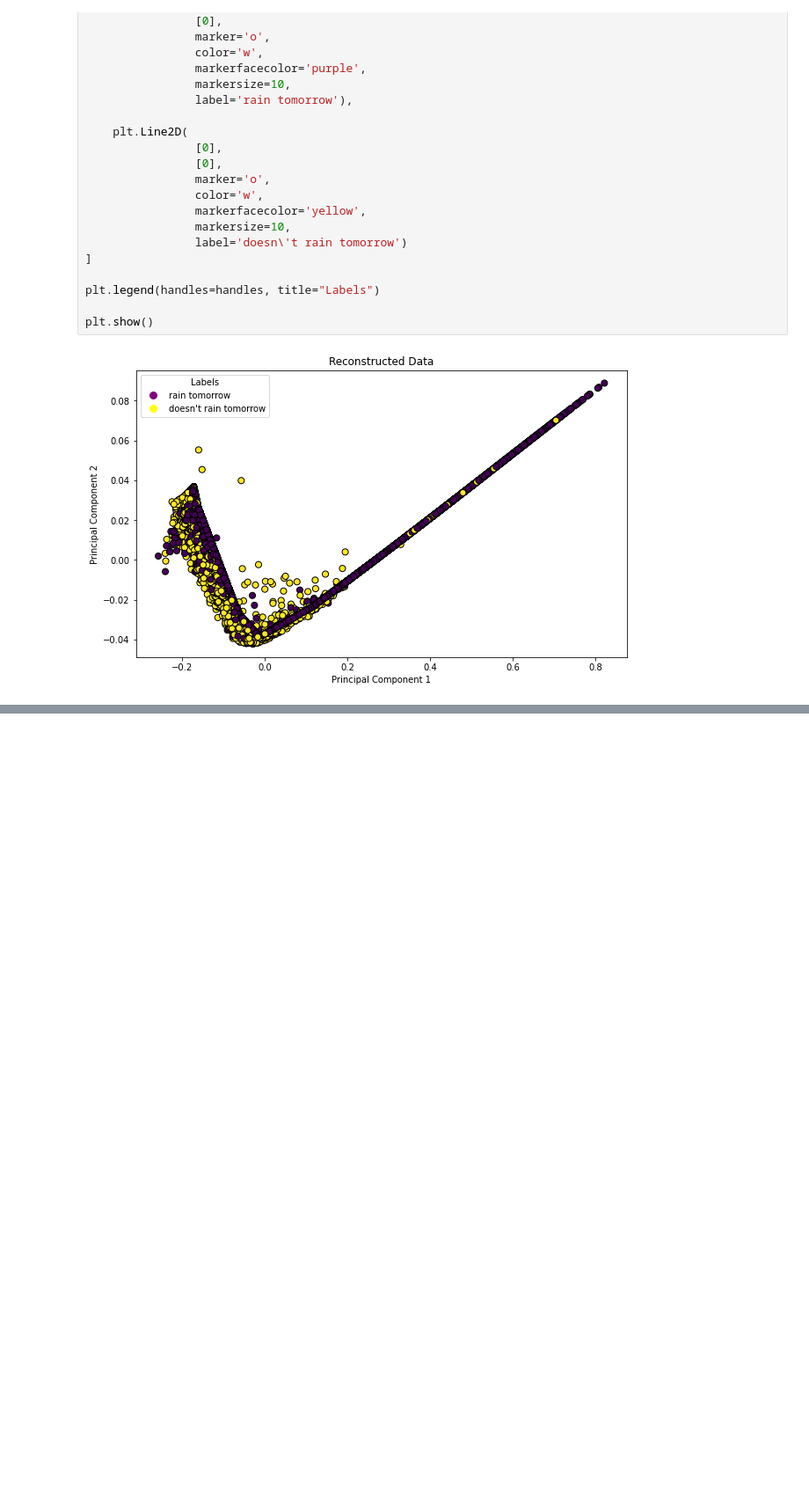
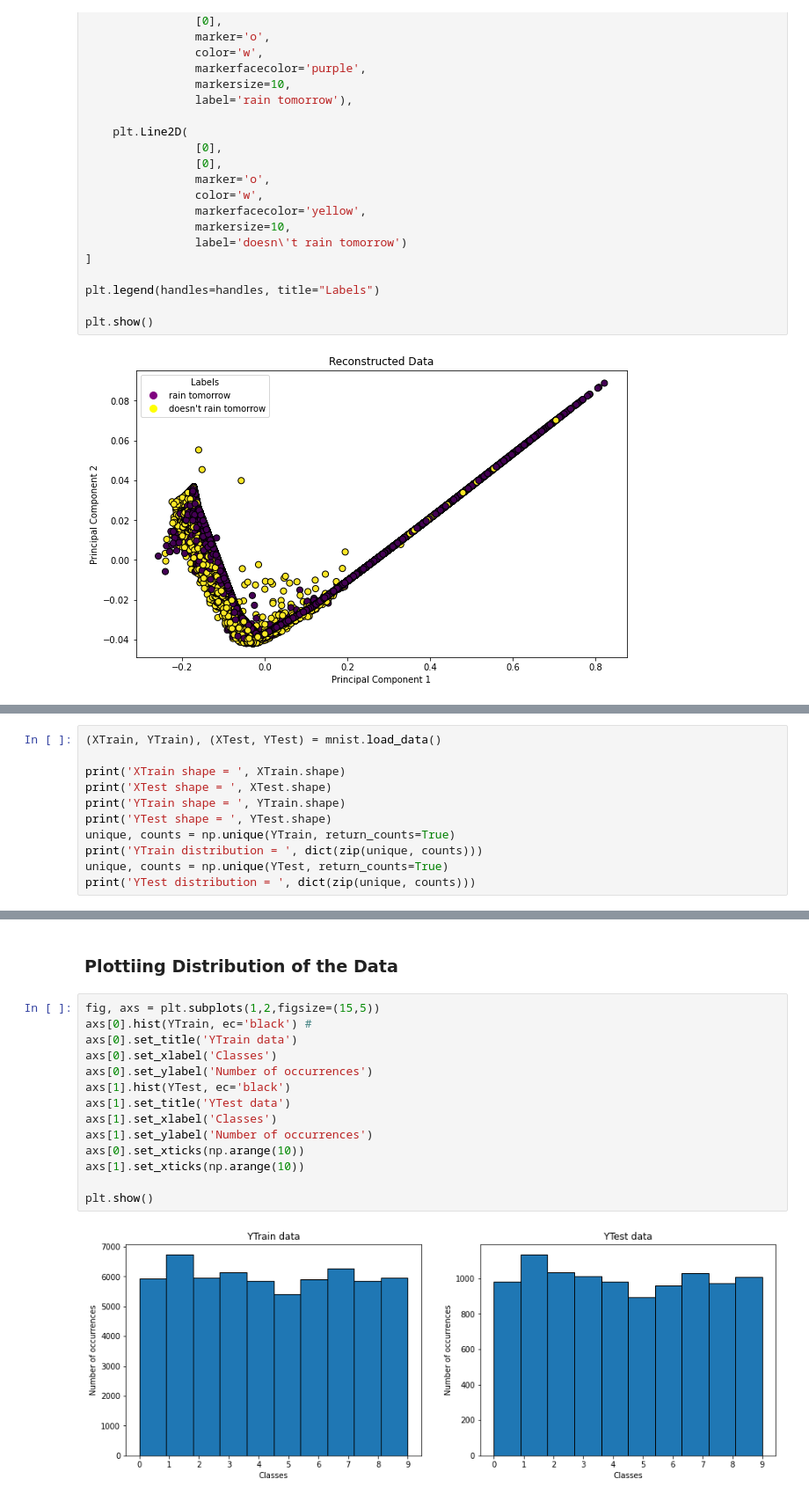
Before and after one commit to andreafancellu/NN_examples, a Jupyter notebook: autoencoders.ipynb, the cells around one changed output, grey strips where cells are left out. Shown at 88% size. Saved outputs shown, nothing was run; the diff lists cells and outputs as text; blank space fills up the shorter version.

Commit message:
testing autoencoders with Keras and MNIST digit dataset

```diff
--- a/autoencoders.ipynb
+++ b/autoencoders.ipynb
@@ -291,0 +300,11 @@ plt.show()
+# %%
+(XTrain, YTrain), (XTest, YTest) = mnist.load_data()
+
+print('XTrain shape = ', XTrain.shape)
+print('XTest shape = ', XTest.shape)
+print('YTrain shape = ', YTrain.shape)
+print('YTest shape = ', YTest.shape)
+unique, counts = np.unique(YTrain, return_counts=True)
+print('YTrain distribution = ', dict(zip(unique, counts)))
+unique, counts = np.unique(YTest, return_counts=True)
+print('YTest distribution = ', dict(zip(unique, counts)))
@@ -291,0 +318,18 @@ plt.show()
+# %% [markdown]
+### Plottiing Distribution of the Data
+# %%
+fig, axs = plt.subplots(1,2,figsize=(15,5))
+axs[0].hist(YTrain, ec='black') #
+axs[0].set_title('YTrain data')
+axs[0].set_xlabel('Classes')
+axs[0].set_ylabel('Number of occurrences')
+axs[1].hist(YTest, ec='black')
+axs[1].set_title('YTest data')
+axs[1].set_xlabel('Classes')
+axs[1].set_ylabel('Number of occurrences')
+axs[0].set_xticks(np.arange(10))
+axs[1].set_xticks(np.arange(10))
+
+plt.show()
+# %% [output]
+[figure, added]
```
Also changed, not shown: parts of 17 cells of this notebook.
